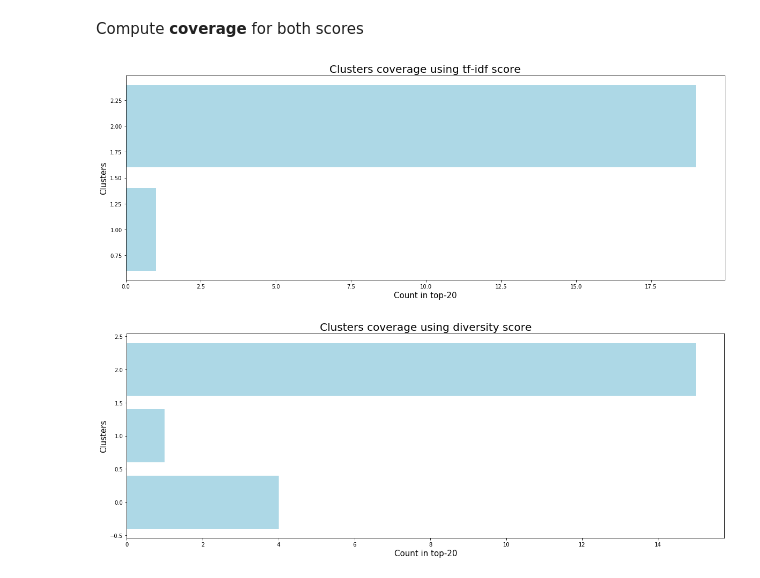
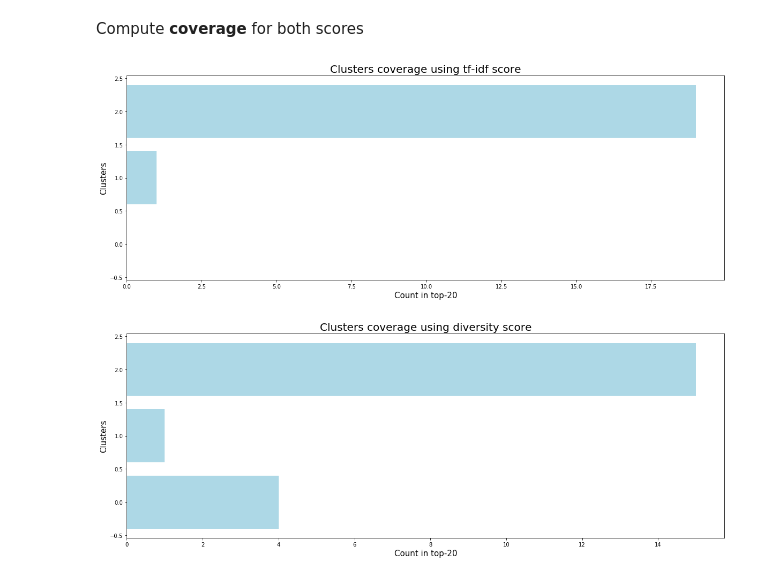
Before and after one commit to bertabenet/search_engine_IRWA2020, a Jupyter notebook: notebook/RQ2.ipynb, the cells around one changed output. Cells and saved outputs as stored; diff of their text form; code cells hidden in the pictures.

```diff
--- a/notebook/RQ2.ipynb
+++ b/notebook/RQ2.ipynb
@@ -40,7 +40,7 @@ cluster_df.head()
 ## All following steps are related to a specific **query** and the **top-k**.  Specify them in the following cell:
 </font>
 # %%
-query = "vote"
+query = "Vote"
 topk = 20
 # %% [markdown]
 ## 1. Compute scores
@@ -192,14 +183,20 @@ def plot_coverage(df, score, topk):
     clusters = df.sort_values(by = score, ascending = False)[:topk]["Cluster"]
     fig = plt.figure(figsize=(20,7))
     count = dict(sorted(clusters.value_counts().items()))
-    plt.barh(list(count.keys()), count.values(), color = "lightblue")
+    to_plot = {}
+
+    for c in range(3):
+        try: to_plot[c] = count[c]
+        except: to_plot[c] = 0
+
+    plt.barh(list(to_plot.keys()), to_plot.values(), color = "lightblue")
 
     plt.xlabel("Count in top-{}".format(topk), fontsize=15)
     plt.ylabel("Clusters", fontsize=15)
     plt.title("Clusters coverage using {} score".format(score), fontsize = 20)
 # %%
-plot_coverage(scores, "tf-idf", 20)
-plot_coverage(scores, "diversity", 20)
+plot_coverage(scores, "tf-idf", topk)
+plot_coverage(scores, "diversity", topk)
 # %% [output]
-[figure, old version]
+[figure, new version]
 [figure]
```
Also changed, not shown: parts of 4 cells of this notebook, 13 other files.
